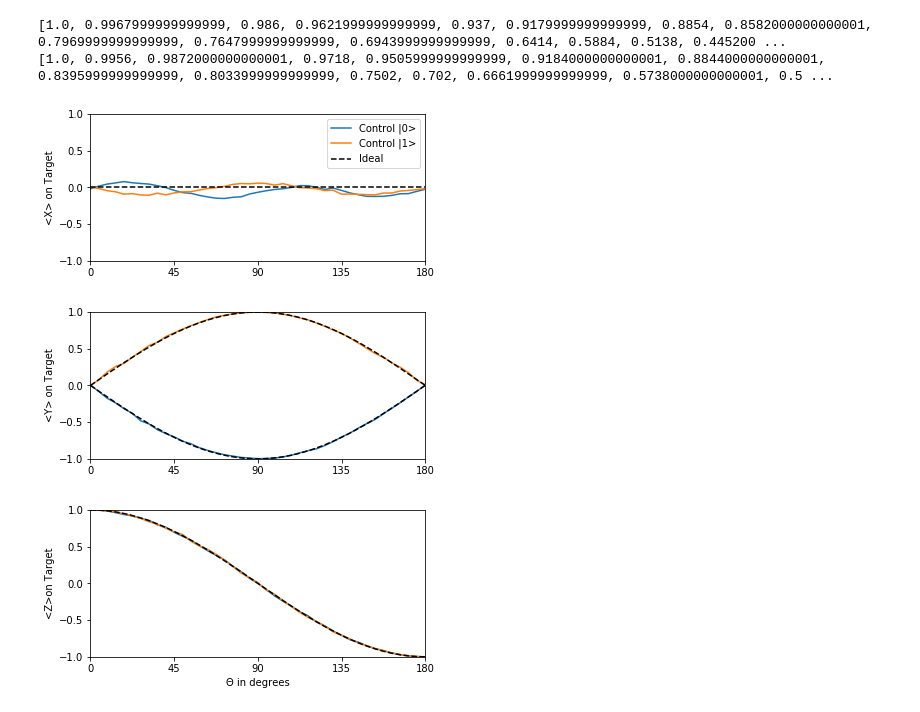
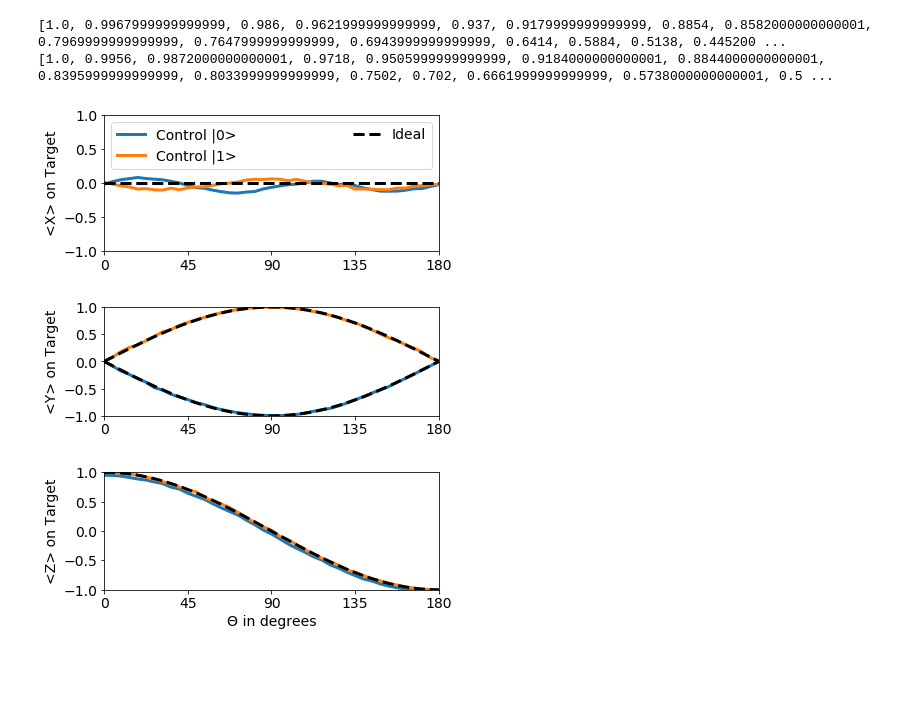
Before and after one commit to singular-value/optimizations_via_openpulse, a Jupyter notebook: CrossResonance_Tomography_SIMULATED.ipynb, the cells around one changed output. Saved outputs shown, nothing was run; the diff lists cells and outputs as text; code cells hidden in the pictures; blank space fills up the shorter version.

```diff
--- a/CrossResonance_Tomography_SIMULATED.ipynb
+++ b/CrossResonance_Tomography_SIMULATED.ipynb
@@ -176,43 +169,52 @@ print(z_vals_control_on)
+# %%
+x_vals_control_off = [-0.01959999999999995, 0.01760000000000006, 0.045600000000000085, 0.0616000000000001, 0.07919999999999994, 0.0633999999999999, 0.05380000000000007, 0.04519999999999991, 0.02320000000000011, -0.0016000000000000458, -0.03979999999999995, -0.07040000000000002, -0.0806, -0.10799999999999998, -0.12980000000000003, -0.14680000000000004, -0.15080000000000005, -0.135, -0.12780000000000002, -0.09040000000000004, -0.06620000000000004, -0.045399999999999996, -0.028200000000000003, -0.018000000000000016, -0.0010000000000000009, 0.024799999999999933, 0.023600000000000065, -0.00039999999999995595, -0.027599999999999958, -0.009199999999999986, -0.041200000000000014, -0.0746, -0.09960000000000002, -0.12160000000000004, -0.123, -0.12139999999999995, -0.10860000000000003, -0.08699999999999997, -0.08440000000000003, -0.05379999999999996, -0.025800000000000045]
+x_vals_control_on = [0.0023999999999999577, -0.015199999999999991, -0.04479999999999995, -0.06000000000000005, -0.09219999999999995, -0.08479999999999999, -0.10260000000000002, -0.10699999999999998, -0.07820000000000005, -0.10160000000000002, -0.07540000000000002, -0.06000000000000005, -0.058599999999999985, -0.03520000000000001, -0.014599999999999946, -0.0033999999999999586, 0.013600000000000056, 0.040999999999999925, 0.052999999999999936, 0.04919999999999991, 0.05840000000000001, 0.05360000000000009, 0.031400000000000095, 0.05139999999999989, 0.023600000000000065, -0.0030000000000000027, -0.007199999999999984, -0.018199999999999994, -0.043200000000000016, -0.039000000000000035, -0.09219999999999995, -0.09060000000000001, -0.09360000000000002, -0.09899999999999998, -0.10219999999999996, -0.0766, -0.07679999999999998, -0.0494, -0.041000000000000036, -0.031200000000000006, -0.016599999999999948]
+y_vals_control_off = [0.004999999999999893, -0.08340000000000003, -0.17459999999999998, -0.23839999999999995, -0.31679999999999997, -0.3808, -0.482, -0.5254, -0.6033999999999999, -0.6562, -0.7014, -0.7598, -0.7946, -0.848, -0.8852, -0.9164, -0.9446, -0.9626, -0.981, -0.9898, -0.9982, -0.996, -0.9902, -0.9746, -0.9518, -0.9186, -0.889, -0.8642, -0.819, -0.7654, -0.7034, -0.6496, -0.5813999999999999, -0.521, -0.4646, -0.3862, -0.31120000000000003, -0.23740000000000006, -0.15600000000000003, -0.07999999999999996, 0.005800000000000027]
+y_vals_control_on = [-0.0048000000000000265, 0.07679999999999998, 0.18179999999999996, 0.258, 0.30000000000000004, 0.3824000000000001, 0.46120000000000005, 0.5434000000000001, 0.5878000000000001, 0.6654, 0.7165999999999999, 0.7672000000000001, 0.812, 0.8566, 0.8957999999999999, 0.9328000000000001, 0.9548000000000001, 0.9742, 0.9876, 0.9956, 0.9974000000000001, 0.994, 0.9867999999999999, 0.9683999999999999, 0.95, 0.9204000000000001, 0.8928, 0.8500000000000001, 0.8056000000000001, 0.7547999999999999, 0.7092, 0.6464000000000001, 0.5788, 0.506, 0.4363999999999999, 0.3839999999999999, 0.3086, 0.24760000000000004, 0.17300000000000004, 0.06800000000000006, 0.011200000000000099]
+z_vals_control_off = [1.0, 0.9967999999999999, 0.986, 0.9621999999999999, 0.937, 0.9179999999999999, 0.8854, 0.8582000000000001, 0.7969999999999999, 0.7647999999999999, 0.6943999999999999, 0.6414, 0.5884, 0.5138, 0.44520000000000004, 0.3819999999999999, 0.32200000000000006, 0.23459999999999992, 0.15860000000000007, 0.06879999999999997, 0.00019999999999997797, -0.08379999999999999, -0.17079999999999995, -0.24319999999999997, -0.3104, -0.3862, -0.44199999999999995, -0.525, -0.5800000000000001, -0.6492, -0.7083999999999999, -0.7662, -0.8, -0.8496, -0.8868, -0.9144, -0.9462, -0.9704, -0.9858, -0.9968, -0.9998]
+z_vals_control_on = [1.0, 0.9956, 0.9872000000000001, 0.9718, 0.9505999999999999, 0.9184000000000001, 0.8844000000000001, 0.8395999999999999, 0.8033999999999999, 0.7502, 0.702, 0.6661999999999999, 0.5738000000000001, 0.51, 0.4628000000000001, 0.3972, 0.31820000000000004, 0.23140000000000005, 0.14100000000000001, 0.07499999999999996, 0.011200000000000099, -0.09099999999999997, -0.14780000000000004, -0.23399999999999999, -0.3134, -0.3954, -0.46199999999999997, -0.5184, -0.5798, -0.6606000000000001, -0.7026, -0.7584, -0.8118, -0.8476, -0.8896, -0.9174, -0.9518, -0.969, -0.9864, -0.9958, -1.0]
 # %%
 thetas = np.linspace(0, 180, 41, endpoint=True)
 dense_thetas = np.linspace(0, 180, 101, endpoint=True)
+# %%
+plt.rcParams.update({'font.size': 14})
 # %%
-fig, ax = plt.subplots(figsize=(6, 2.7))
-plt.plot(thetas, x_vals_control_off, label='Control |0>')
-plt.plot(thetas, x_vals_control_on, label='Control |1>')
-plt.plot(dense_thetas, [0] * 101, label='Ideal', color='black', linestyle='dashed', linewidth=1.5)
+fig, ax = plt.subplots(figsize=(6, 2.5))
+plt.plot(thetas, x_vals_control_off, label='Control |0>', linewidth=3)
+plt.plot(thetas, x_vals_control_on, label='Control |1>', linewidth=3)
+plt.plot(dense_thetas, [0] * 101, label='Ideal', color='black', linestyle='dashed', linewidth=3)
 plt.axis([0, 180, -1, 1])
 plt.yticks([-1, -.5, 0, .5, 1])
 plt.xticks([0, 45, 90, 135, 180])
-plt.legend()
+plt.legend(mode='expand', ncol=2, loc=2)
 plt.ylabel('<X> on Target')
-plt.savefig('Figures/CR_X_SIMULATED.svg')
+plt.savefig('Figures/CR_X_SIMULATED.svg', bbox_inches = "tight")
 # %% [output]
-[figure, old version]
+[figure, new version]
 # %%
-fig, ax = plt.subplots(figsize=(6, 2.7))
-plt.plot(thetas, y_vals_control_off, label='Control |0>')
-plt.plot(thetas, y_vals_control_on, label='Control |1>')
-plt.plot(dense_thetas, np.sin(dense_thetas*np.pi/180), label='Ideal', color='black', linestyle='dashed', linewidth=1.5)
-plt.plot(dense_thetas, -np.sin(dense_thetas*np.pi/180), label='Ideal', color='black', linestyle='dashed', linewidth=1.5)
+fig, ax = plt.subplots(figsize=(6, 2))
+plt.plot(thetas, y_vals_control_off, label='Control |0>', linewidth=3)
+plt.plot(thetas, y_vals_control_on, label='Control |1>', linewidth=3)
+plt.plot(dense_thetas, np.sin(dense_thetas*np.pi/180), label='Ideal', color='black', linestyle='dashed', linewidth=3)
+plt.plot(dense_thetas, -np.sin(dense_thetas*np.pi/180), label='Ideal', color='black', linestyle='dashed', linewidth=3)
 plt.axis([0, 180, -1, 1])
 plt.ylabel('<Y> on Target')
 plt.yticks([-1, -.5, 0, .5, 1])
 _=plt.xticks([0, 45, 90, 135, 180])
-plt.savefig('Figures/CR_Y_SIMULATED.svg')
+plt.savefig('Figures/CR_Y_SIMULATED.svg', bbox_inches = "tight")
 # %% [output]
-[figure, old version]
+[figure, new version]
 # %%
-fig, ax = plt.subplots(figsize=(6, 3))
-plt.plot(thetas, z_vals_control_off, label='Control |0>')
-plt.plot(thetas, z_vals_control_on, label='Control |1>')
-plt.plot(dense_thetas, np.cos(dense_thetas*np.pi/180), label='Ideal', color='black', linestyle='dashed', linewidth=1.5)
+fig, ax = plt.subplots(figsize=(6, 2.4))
+plt.plot(thetas, [val - 0.05 for val in z_vals_control_off], label='Control |0>', linewidth=3)  # slightly offset to show color
+plt.plot(thetas, z_vals_control_on, label='Control |1>', linewidth=3)
+plt.plot(dense_thetas, np.cos(dense_thetas*np.pi/180), label='Ideal', color='black', linestyle='dashed', linewidth=3)
 plt.axis([0, 180, -1, 1])
-plt.ylabel('<Z>on Target')
+plt.ylabel('<Z> on Target')
 plt.yticks([-1, -.5, 0, .5, 1])
 _=plt.xticks([0, 45, 90, 135, 180])
 plt.xlabel('Θ in degrees')
 plt.gcf().subplots_adjust(bottom=.2)
-plt.savefig('Figures/CR_Z_SIMULATED.svg')
+plt.savefig('Figures/CR_Z_SIMULATED.svg', bbox_inches = "tight")
 # %% [output]
-[figure, old version]
+[figure, new version]
```
Also changed, not shown: parts of 1 cell of this notebook, 13 other files.
